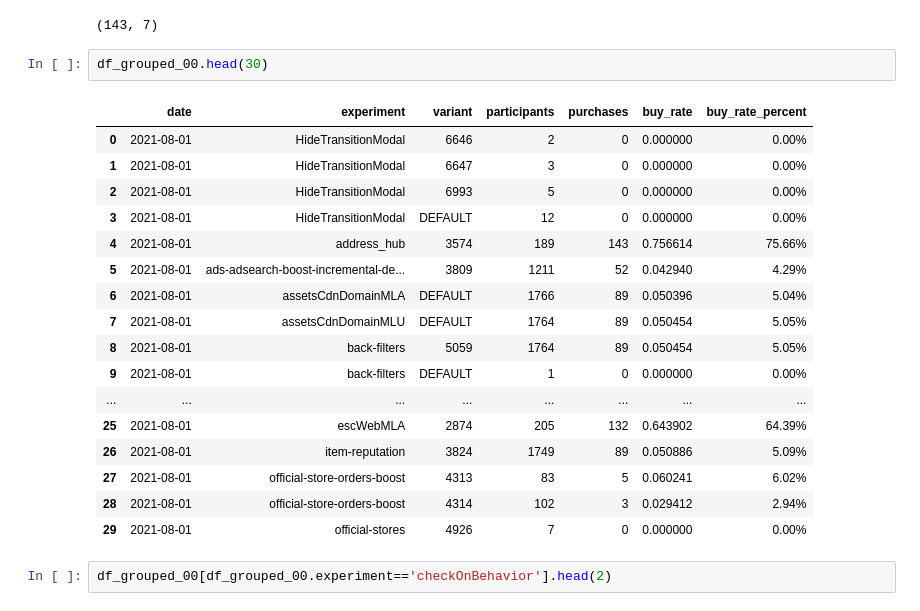
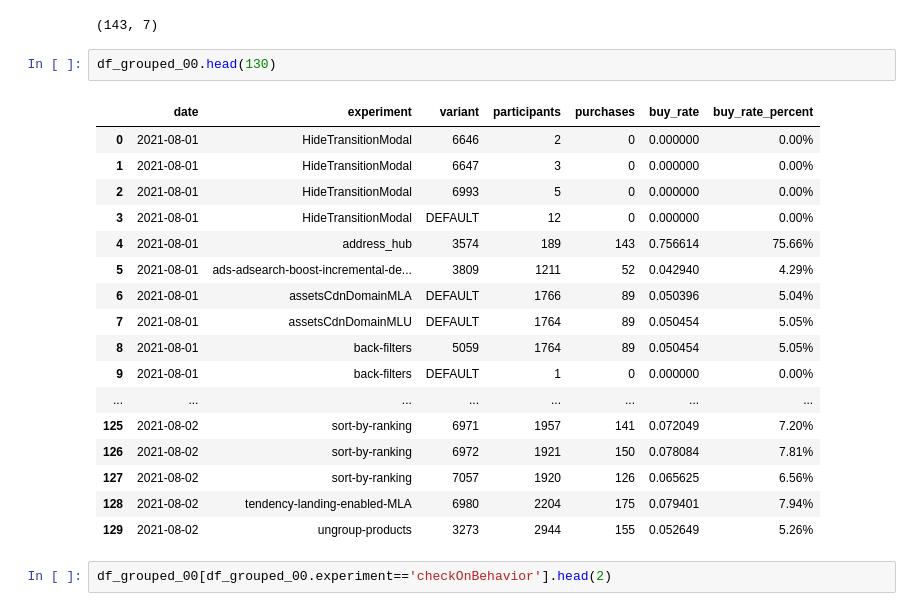
Before and after one commit to jmpaiba123/AB_Testing_Meli, a Jupyter notebook: jupyter_notebooks/AB_testing_meli.ipynb, the cells around one changed output. Cells and saved outputs as stored; diff of their text form.

```diff
--- a/jupyter_notebooks/AB_testing_meli.ipynb
+++ b/jupyter_notebooks/AB_testing_meli.ipynb
@@ -414,25 +414,25 @@ df_grouped_00.shape
 # %% [output]
 (143, 7)
 # %%
-df_grouped_00.head(30)
+df_grouped_00.head(130)
 # %% [output]
 |  | date | experiment | variant | participants | purchases | buy_rate | buy_rate_percent |
 | 0 | 2021-08-01 | HideTransitionModal | 6646 | 2 | 0 | 0.000000 | 0.00% |
 | 1 | 2021-08-01 | HideTransitionModal | 6647 | 3 | 0 | 0.000000 | 0.00% |
 | 2 | 2021-08-01 | HideTransitionModal | 6993 | 5 | 0 | 0.000000 | 0.00% |
 | 3 | 2021-08-01 | HideTransitionModal | DEFAULT | 12 | 0 | 0.000000 | 0.00% |
 | 4 | 2021-08-01 | address_hub | 3574 | 189 | 143 | 0.756614 | 75.66% |
 | 5 | 2021-08-01 | ads-adsearch-boost-incremental-de... | 3809 | 1211 | 52 | 0.042940 | 4.29% |
 | 6 | 2021-08-01 | assetsCdnDomainMLA | DEFAULT | 1766 | 89 | 0.050396 | 5.04% |
 | 7 | 2021-08-01 | assetsCdnDomainMLU | DEFAULT | 1764 | 89 | 0.050454 | 5.05% |
 | 8 | 2021-08-01 | back-filters | 5059 | 1764 | 89 | 0.050454 | 5.05% |
 | 9 | 2021-08-01 | back-filters | DEFAULT | 1 | 0 | 0.000000 | 0.00% |
 | ... | ... | ... | ... | ... | ... | ... | ... |
-| 25 | 2021-08-01 | escWebMLA | 2874 | 205 | 132 | 0.643902 | 64.39% |
-| 26 | 2021-08-01 | item-reputation | 3824 | 1749 | 89 | 0.050886 | 5.09% |
-| 27 | 2021-08-01 | official-store-orders-boost | 4313 | 83 | 5 | 0.060241 | 6.02% |
-| 28 | 2021-08-01 | official-store-orders-boost | 4314 | 102 | 3 | 0.029412 | 2.94% |
-| 29 | 2021-08-01 | official-stores | 4926 | 7 | 0 | 0.000000 | 0.00% |
+| 125 | 2021-08-02 | sort-by-ranking | 6971 | 1957 | 141 | 0.072049 | 7.20% |
+| 126 | 2021-08-02 | sort-by-ranking | 6972 | 1921 | 150 | 0.078084 | 7.81% |
+| 127 | 2021-08-02 | sort-by-ranking | 7057 | 1920 | 126 | 0.065625 | 6.56% |
+| 128 | 2021-08-02 | tendency-landing-enabled-MLA | 6980 | 2204 | 175 | 0.079401 | 7.94% |
+| 129 | 2021-08-02 | ungroup-products | 3273 | 2944 | 155 | 0.052649 | 5.26% |
 # %%
 df_grouped_00[df_grouped_00.experiment=='checkOnBehavior'].head(2)
 # %% [output]
```
Also changed, not shown: parts of 5 cells of this notebook, 2 other files.
